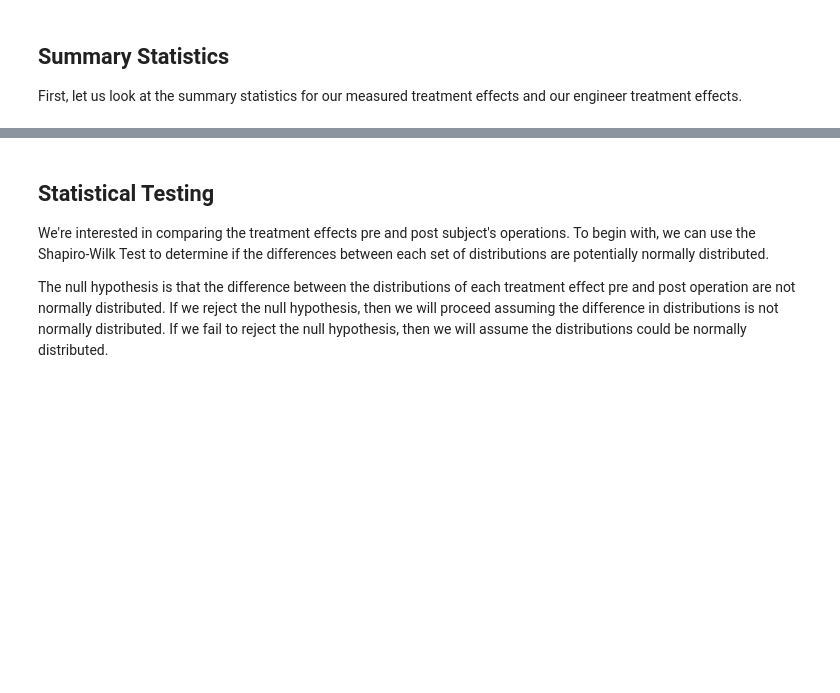
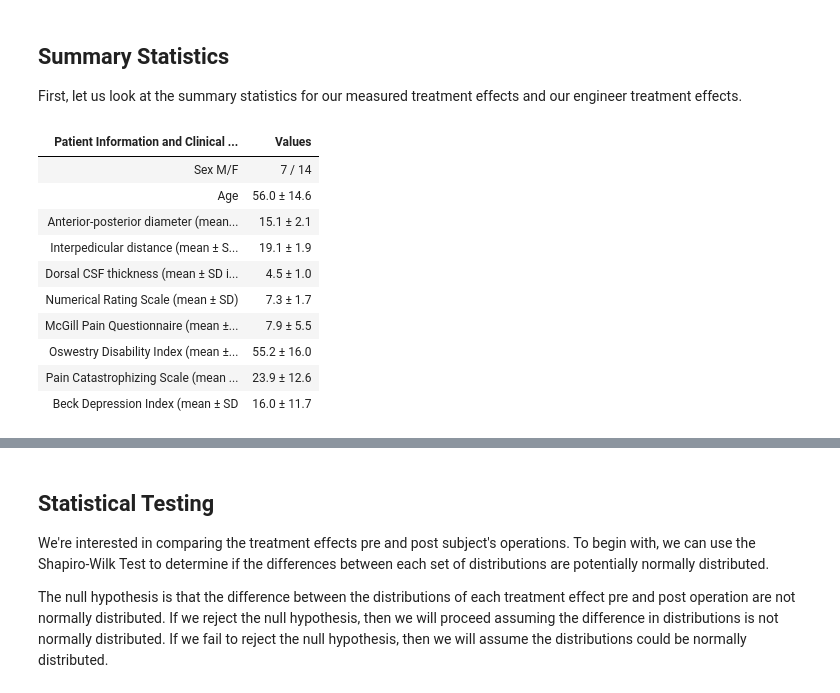
Before and after one commit to uc-cdis/containers, a Jupyter notebook: HEAL-notebooks/combined_tutorials/HDP00384_HighResSpinalCordStimulation_NeuropathicPain.ipynb, the cells around one changed output, grey strips where cells are left out. Drawn from its saved outputs; the diff is of its cells as text; code cells hidden in the pictures; blank space fills up the shorter version.

```diff
--- a/HEAL-notebooks/combined_tutorials/HDP00384_HighResSpinalCordStimulation_NeuropathicPain.ipynb
+++ b/HEAL-notebooks/combined_tutorials/HDP00384_HighResSpinalCordStimulation_NeuropathicPain.ipynb
@@ -73,19 +87,30 @@ First, let us look at the summary statistics for our measured treatment effects
 # %%
 characteristics = ['Sex M/F', 'Age', 'Anterior-posterior diameter (mean ± SD in mm)',
                    'Interpedicular distance (mean ± SD in mm)', 'Dorsal CSF thickness (mean ± SD in mm)',
                    'Numerical Rating Scale (mean ± SD)', 'McGill Pain Questionnaire (mean ± SD)',
                    'Oswestry Disability Index (mean ± SD)', 'Pain Catastrophizing Scale (mean ± SD)', 'Beck Depression Index (mean ± SD']
 
 cols = ['Age', 'AP column Diameter (mm)', 'Interpedicular distance (mm)', 'Dorsal CSF Thickness (mm)',
         'NRS Pre-Op', 'MPQ Pre-Op',  'ODI Pre-Op',  'PCS Pre-Op',  'BDI Pre-Op', ]
 
 x = df.Sex.value_counts().values
 values = [f'{int(x[1])} / {int(x[0])}']
 for col in cols:
     values.append(f'{np.round(float(df[col].mean()), decimals=1)} ' + u"\u00B1" + f' {np.round(float(df[col].std()), 1)}')
 
-table_df1 = pd.DataFrame({'Patient Information and Clinical Characteristics': characteristics, 'Values': values})
-Markdown(table_df1.to_markdown())
+pd.DataFrame({'Patient Information and Clinical Characteristics': characteristics, 'Values': values}).style.hide(axis='index')
+# %% [output]
+| Patient Information and Clinical ... | Values |
+| Sex M/F | 7 / 14 |
+| Age | 56.0 ± 14.6 |
+| Anterior-posterior diameter (mean... | 15.1 ± 2.1 |
+| Interpedicular distance (mean ± S... | 19.1 ± 1.9 |
+| Dorsal CSF thickness (mean ± SD i... | 4.5 ± 1.0 |
+| Numerical Rating Scale (mean ± SD) | 7.3 ± 1.7 |
+| McGill Pain Questionnaire (mean ±... | 7.9 ± 5.5 |
+| Oswestry Disability Index (mean ±... | 55.2 ± 16.0 |
+| Pain Catastrophizing Scale (mean ... | 23.9 ± 12.6 |
+| Beck Depression Index (mean ± SD | 16.0 ± 11.7 |
 # %%
 characteristics = ['Numerical Rating Scale Percent Change (mean ± SD)', 'McGill Pain Questionnaire Percent Change (mean ± SD)',
                    'Oswestry Disability Index Percent Change (mean ± SD)', 'Pain Catastrophizing Scale Percent Change (mean ± SD)',
```
Also changed, not shown: parts of 24 cells of this notebook, 1 other file.
